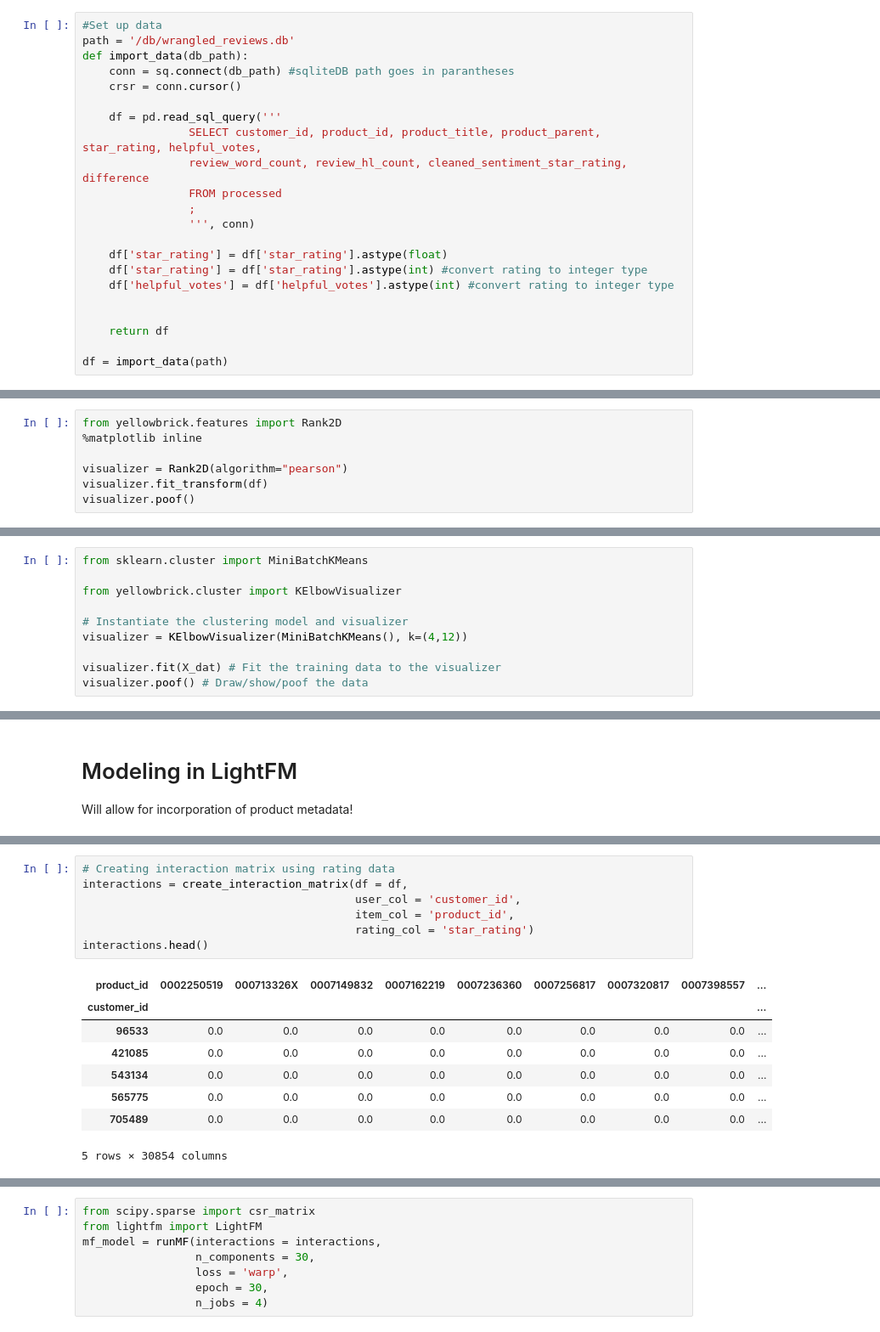
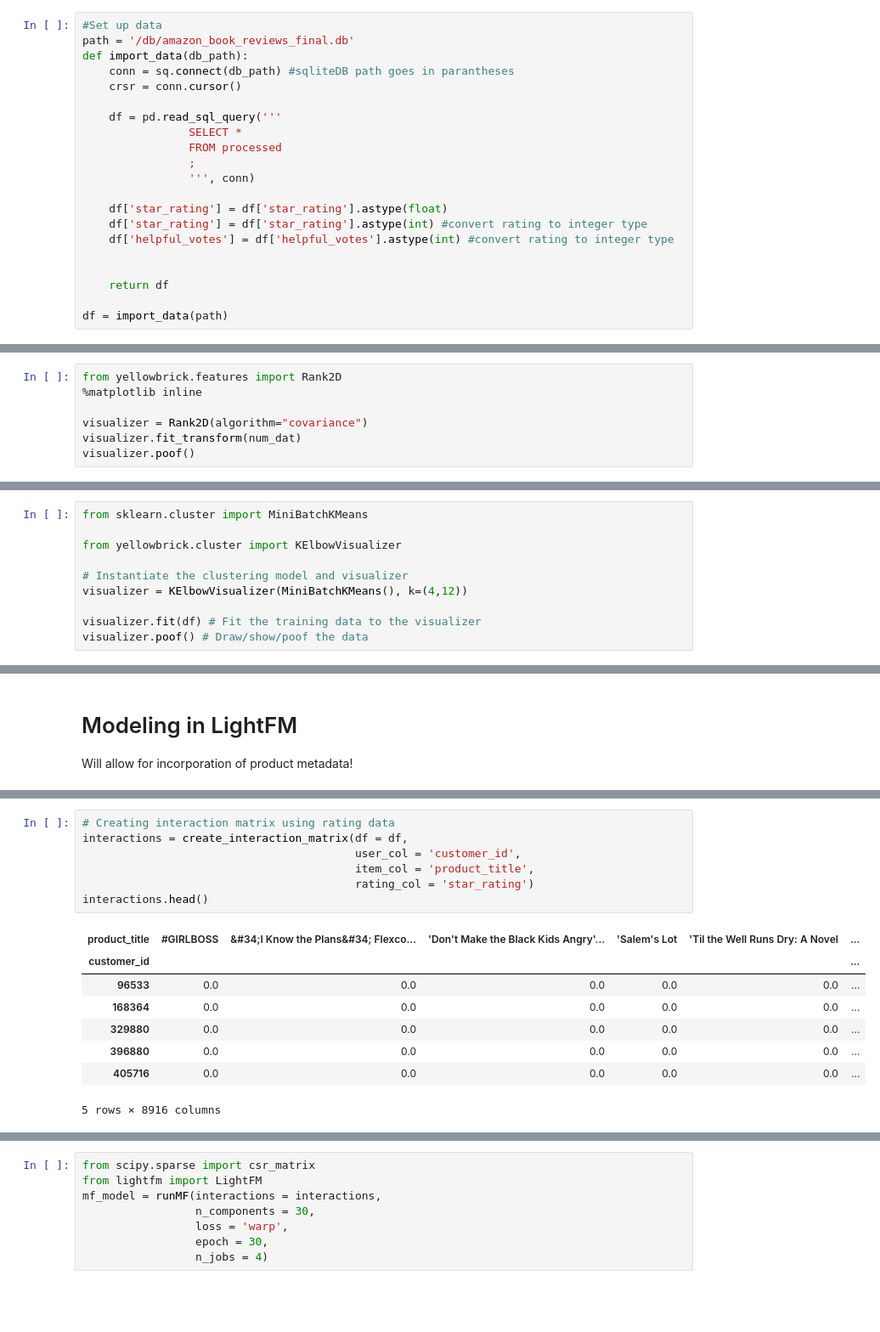
Before and after one commit to abitbetter/Amazon-Recommenders, a Jupyter notebook: Model_CF_local.ipynb, the cells around one changed output, grey strips where cells are left out. Shown at 85% size. Saved outputs shown, nothing was run; the diff lists cells and outputs as text; blank space fills up the shorter version.

```diff
--- a/Model_CF_local.ipynb
+++ b/Model_CF_local.ipynb
@@ -7,14 +7,13 @@ import surprise
 ## Import data from processed database
 # %%
 #Set up data
-path = '/db/wrangled_reviews.db'
+path = '/db/amazon_book_reviews_final.db'
 def import_data(db_path):
     conn = sq.connect(db_path) #sqliteDB path goes in parantheses
     crsr = conn.cursor()
 
     df = pd.read_sql_query('''
-                SELECT customer_id, product_id, product_title, product_parent, star_rating, helpful_votes,
-                review_word_count, review_hl_count, cleaned_sentiment_star_rating, difference
+                SELECT *
                 FROM processed
                 ;
                 ''', conn)
@@ -45,6 +62,6 @@ df.dtypes
 from yellowbrick.features import Rank2D
 %matplotlib inline
 
-visualizer = Rank2D(algorithm="pearson")
-visualizer.fit_transform(df)
+visualizer = Rank2D(algorithm="covariance")
+visualizer.fit_transform(num_dat)
 visualizer.poof()
@@ -94,5 +119,5 @@ from yellowbrick.cluster import KElbowVisualizer
 # Instantiate the clustering model and visualizer
 visualizer = KElbowVisualizer(MiniBatchKMeans(), k=(4,12))
 
-visualizer.fit(X_dat) # Fit the training data to the visualizer
+visualizer.fit(df) # Fit the training data to the visualizer
 visualizer.poof() # Draw/show/poof the data
@@ -280,19 +308,19 @@ def item_item_recommendation(item_emdedding_distance_matrix, item_id,
 # %%
 # Creating interaction matrix using rating data
 interactions = create_interaction_matrix(df = df,
                                          user_col = 'customer_id',
-                                         item_col = 'product_id',
+                                         item_col = 'product_title',
                                          rating_col = 'star_rating')
 interactions.head()
 # %% [output]
-| product_id | 0002250519 | 000713326X | 0007149832 | 0007162219 | 0007236360 | 0007256817 | 0007320817 | 0007398557 | ... |
-| customer_id |  |  |  |  |  |  |  |  | ... |
-| 96533 | 0.0 | 0.0 | 0.0 | 0.0 | 0.0 | 0.0 | 0.0 | 0.0 | ... |
-| 421085 | 0.0 | 0.0 | 0.0 | 0.0 | 0.0 | 0.0 | 0.0 | 0.0 | ... |
-| 543134 | 0.0 | 0.0 | 0.0 | 0.0 | 0.0 | 0.0 | 0.0 | 0.0 | ... |
-| 565775 | 0.0 | 0.0 | 0.0 | 0.0 | 0.0 | 0.0 | 0.0 | 0.0 | ... |
-| 705489 | 0.0 | 0.0 | 0.0 | 0.0 | 0.0 | 0.0 | 0.0 | 0.0 | ... |
+| product_title | #GIRLBOSS | &#34;I Know the Plans&#34; Flexco... | 'Don't Make the Black Kids Angry'... | 'Salem's Lot | 'Til the Well Runs Dry: A Novel | ... |
+| customer_id |  |  |  |  |  | ... |
+| 96533 | 0.0 | 0.0 | 0.0 | 0.0 | 0.0 | ... |
+| 168364 | 0.0 | 0.0 | 0.0 | 0.0 | 0.0 | ... |
+| 329880 | 0.0 | 0.0 | 0.0 | 0.0 | 0.0 | ... |
+| 396880 | 0.0 | 0.0 | 0.0 | 0.0 | 0.0 | ... |
+| 405716 | 0.0 | 0.0 | 0.0 | 0.0 | 0.0 | ... |
-5 rows × 30854 columns
+5 rows × 8916 columns
 # %%
 # Create User Dict
 user_dict = create_user_dict(interactions=interactions)
```
Also changed, not shown: parts of 13 cells of this notebook.
